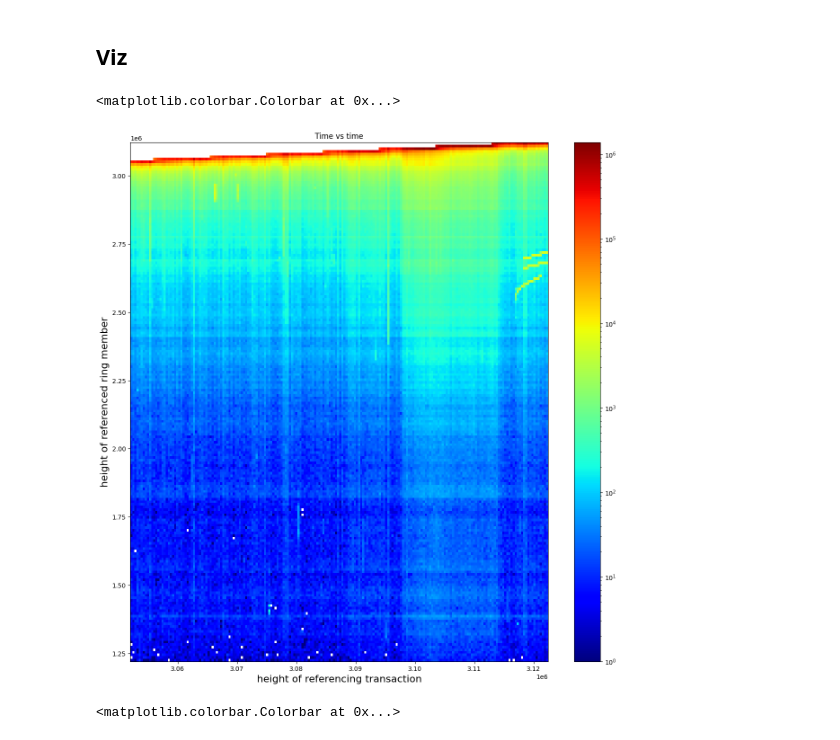
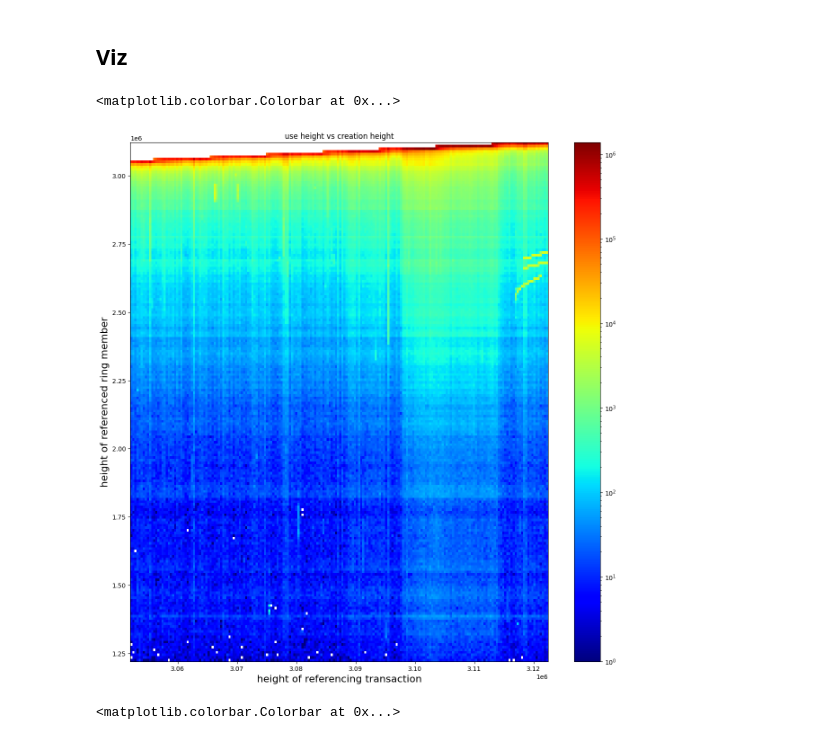
Before and after one commit to noncesense-research-lab/xmr_volume_anomaly, a Jupyter notebook: analysis_profile_v2-dev.ipynb, the cells around one changed output. Cells and saved outputs as stored; diff of their text form; code cells hidden in the pictures.

Commit message:
pin: a few plots

```diff
--- a/analysis_profile_v2-dev.ipynb
+++ b/analysis_profile_v2-dev.ipynb
@@ -48,14 +48,14 @@ df['output_age_days'] = df['output_age_hours'] / 24
 # %%
 plt.figure(facecolor='w', figsize=(15, 15))
 par = plt.hist2d(df['block_height_ring'], df['block_height'],
                  norm=matplotlib.colors.LogNorm(), cmap='jet', bins=(200, 200))
 plt.xlabel('height of referencing transaction', size=16)
 plt.ylabel('height of referenced ring member', size=16)
-plt.title('Time vs time')
+plt.title('use height vs creation height')
 plt.colorbar()
 # %% [output]
 <matplotlib.colorbar.Colorbar at 0x...>
-[figure, old version]
+[figure, new version]
 # %%
 plt.figure(facecolor='w', figsize=(15, 15))
 par = plt.hist2d(df['block_height_ring'], df['output_age_hours'],
```
